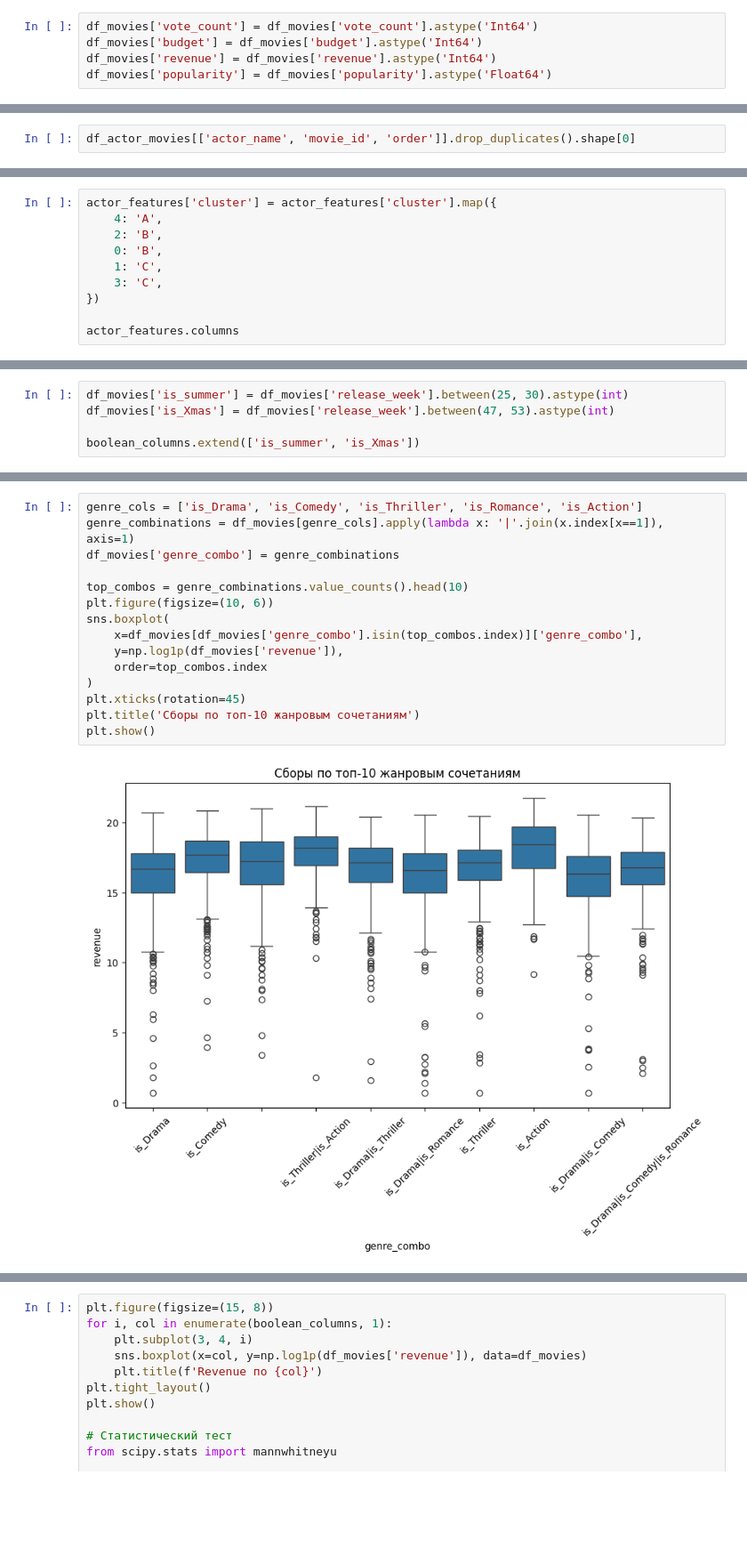
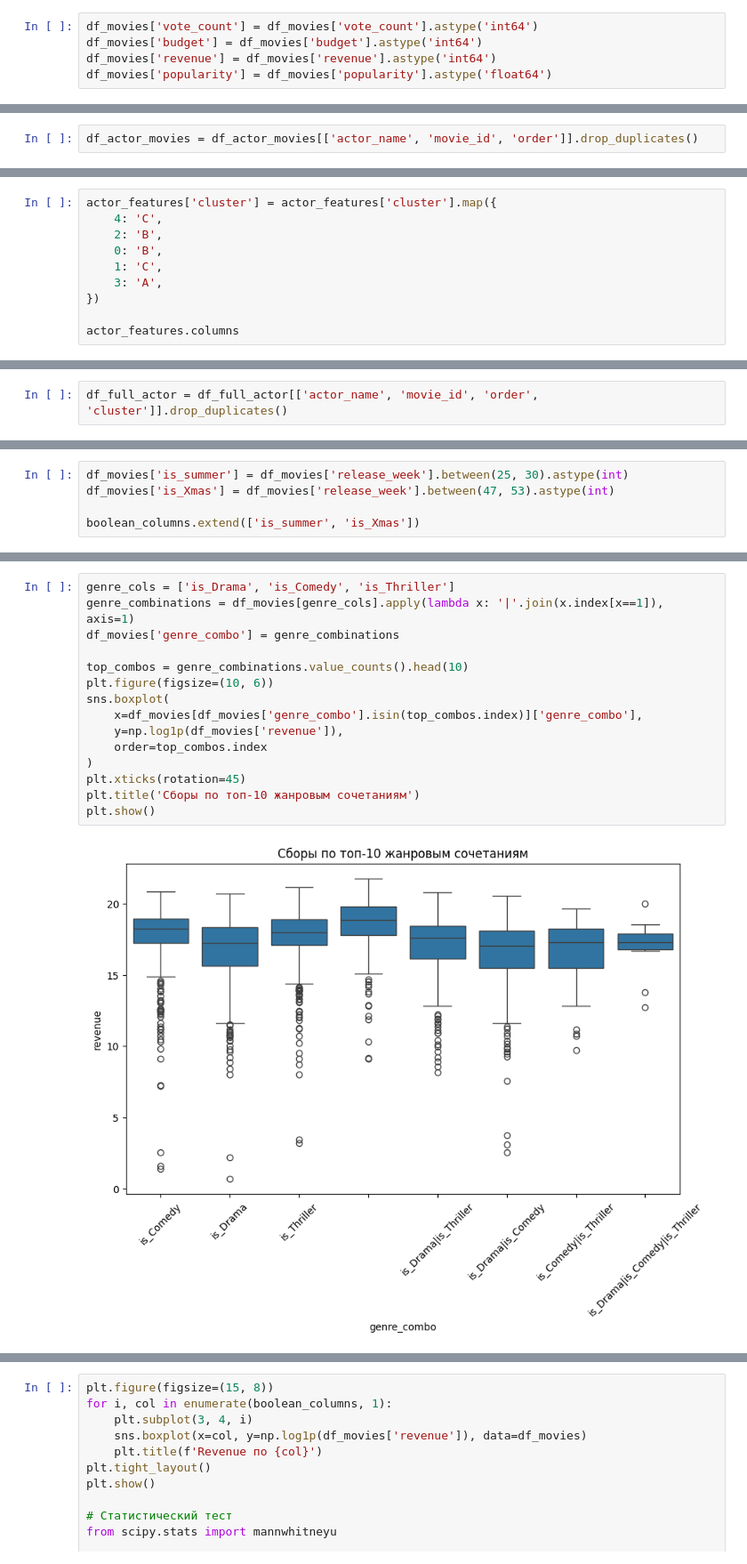
Before and after one commit to vital228/MISIS2024_PYTHON, a Jupyter notebook: Итоговая работа.ipynb, the cells around one changed output, grey strips where cells are left out. Shown at 89% size. Drawn from its saved outputs; the diff is of its cells as text; blank space fills up the shorter version.

```diff
--- a/Итоговая работа.ipynb
+++ b/Итоговая работа.ipynb
@@ -541,10 +661,10 @@ df_movies = df_movies[
 # %% [markdown]
 ### Удаление na значений и нулевых
 # %%
-df_movies['vote_count'] = df_movies['vote_count'].astype('Int64')
-df_movies['budget'] = df_movies['budget'].astype('Int64')
-df_movies['revenue'] = df_movies['revenue'].astype('Int64')
-df_movies['popularity'] = df_movies['popularity'].astype('Float64')
+df_movies['vote_count'] = df_movies['vote_count'].astype('int64')
+df_movies['budget'] = df_movies['budget'].astype('int64')
+df_movies['revenue'] = df_movies['revenue'].astype('int64')
+df_movies['popularity'] = df_movies['popularity'].astype('float64')
 # %%
 numeric_column = ['vote_count', 'vote_average', 'runtime', 'budget', 'revenue', 'popularity', 'release_year', 'release_week']
 
@@ -671,6 +791,6 @@ Risto Kaskilahti      141971    9        3
 Name: count, dtype: int64
 # %%
-df_actor_movies[['actor_name', 'movie_id', 'order']].drop_duplicates().shape[0]
+df_actor_movies = df_actor_movies[['actor_name', 'movie_id', 'order']].drop_duplicates()
 # %%
 df_movies[df_movies['id'] == 3506][['title', 'release_date', 'budget', 'revenue']]
 # %% [output]
@@ -1338,11 +1488,11 @@ actor_features'cluster' = actor_features'cluster'.map({
 })
 # %%
 actor_features['cluster'] = actor_features['cluster'].map({
-    4: 'A',
+    4: 'C',
     2: 'B',
     0: 'B',
     1: 'C',
-    3: 'C',
+    3: 'A',
 })
 
 actor_features.columns
@@ -1405,4 +1552,6 @@ Brad Pitt            4912        4
 Name: count, dtype: int64
+# %%
+df_full_actor = df_full_actor[['actor_name', 'movie_id', 'order', 'cluster']].drop_duplicates()
 # %%
 pair_counts = df_full_actor[['actor_name', 'movie_id']].value_counts()
 
@@ -1557,20 +1705,20 @@ plt.show()
 # %%
-genre_cols = ['is_Drama', 'is_Comedy', 'is_Thriller', 'is_Romance', 'is_Action']
+genre_cols = ['is_Drama', 'is_Comedy', 'is_Thriller']
 genre_combinations = df_movies[genre_cols].apply(lambda x: '|'.join(x.index[x==1]), axis=1)
 df_movies['genre_combo'] = genre_combinations
 
 top_combos = genre_combinations.value_counts().head(10)
 plt.figure(figsize=(10, 6))
 sns.boxplot(
     x=df_movies[df_movies['genre_combo'].isin(top_combos.index)]['genre_combo'],
     y=np.log1p(df_movies['revenue']),
     order=top_combos.index
 )
 plt.xticks(rotation=45)
 plt.title('Сборы по топ-10 жанровым сочетаниям')
 plt.show()
 # %% [output]
-[figure, old version]
+[figure, new version]
 # %%
 plt.figure(figsize=(12, 6))
 df_movies.groupby('release_year')['revenue'].median().plot()
```
Also changed, not shown: parts of 70 cells of this notebook.
